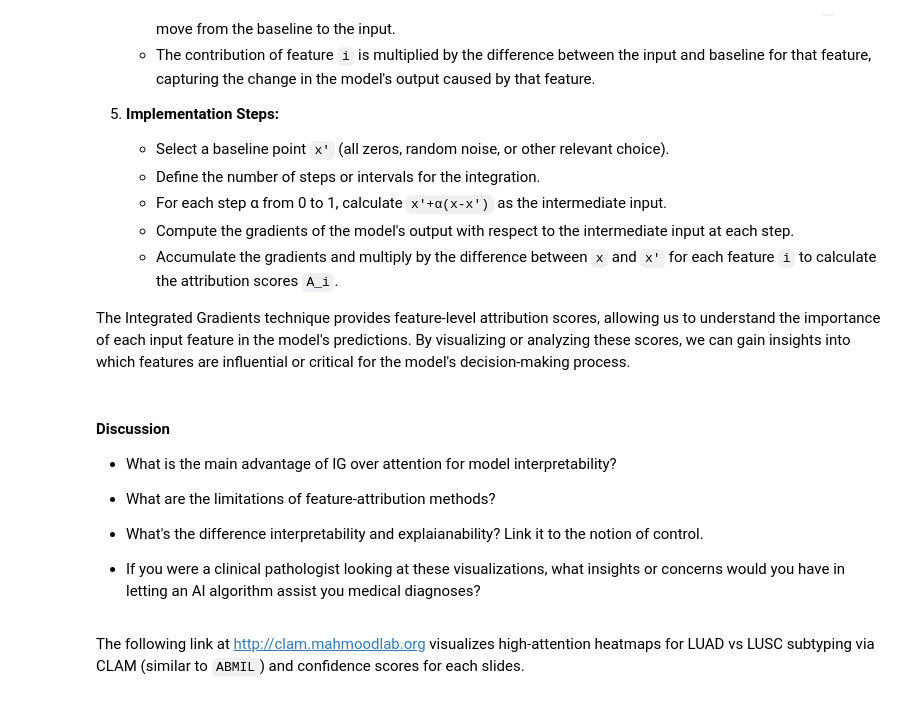
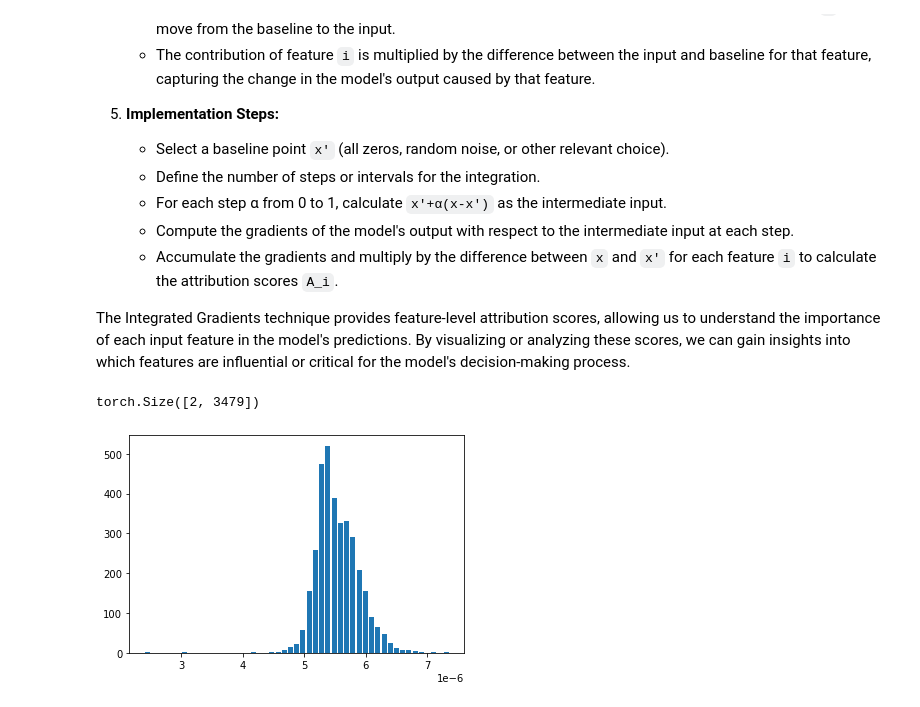
Before and after one commit to guillaumejaume/mil-tutorial, a Jupyter notebook: Session 3 -- Interpretability of MIL.ipynb, the cells around one changed output. Drawn from its saved outputs; the diff is of its cells as text; code cells hidden in the pictures.

```diff
--- a/Session 3 -- Interpretability of MIL.ipynb
+++ b/Session 3 -- Interpretability of MIL.ipynb
@@ -24,4 +24,13 @@ And the wishful thinking considerations...
 
 
 - **Regulatory Compliance**: Interpretability is increasingly becoming a regulatory requirement in various domains, including healthcare. Regulatory bodies, such as the U.S. Food and Drug Administration (FDA), often demand explanations and justifications for the decisions made by AI systems before approving their deployment. Interpretability allows the model's behavior to be audited, validated, and aligned with regulatory standards, ensuring compliance and patient safety.
+# %%
+# All data can be downloaded here: https://drive.google.com/drive/folders/1TmAfG7EWC1hjD7cHFGiJzUx2y3jLXdcP?usp=sharing
+# Once downloaded, transfer the data into your local cloned repo
+
+use_drive = False
+if use_drive:
+    from google.colab import drive
+    drive.mount('/content/drive')
+    !mkdir -p "/content/drive/My Drive/ai4healthsummerschool/"
 # %%
@@ -72,18 +437,32 @@ In this section, we will use Captum, an open-source package that provides off-th
    - Accumulate the gradients and multiply by the difference between `x` and `x'` for each feature `i` to calculate the attribution scores `A_i`.
 
 The Integrated Gradients technique provides feature-level attribution scores, allowing us to understand the importance of each input feature in the model's predictions. By visualizing or analyzing these scores, we can gain insights into which features are influential or critical for the model's decision-making process.
-# %% [markdown]
-#### Discussion
-
-- What is the main advantage of IG over attention for model interpretability?
-
-
-- What are the limitations of feature-attribution methods?
-
-
-- What's the difference interpretability and explaianability? Link it to the notion of control.
-
-
-- If you were a clinical pathologist looking at these visualizations, what insights or concerns would you have in letting an AI algorithm assist you medical diagnoses?
-# %% [markdown]
-The following link at [http://clam.mahmoodlab.org](http://clam.mahmoodlab.org) visualizes high-attention heatmaps for LUAD vs LUSC subtyping via CLAM (similar to `ABMIL`) and confidence scores for each slides.
+# %%
+# use captum to get IG scores.
+from captum.attr import IntegratedGradients
+
+num_classes = 2
+
+def interpret_sample(features):
+    return model.captum(X=features)
+
+ig = IntegratedGradients(interpret_sample)
+features.requires_grad_()
+patch_preds = []
+for target in range(num_classes):
+    ig_attr = ig.attribute((features), n_steps=50, target=target)
+    ig_attr = ig_attr.squeeze().sum(dim=1).cpu().detach()
+    patch_preds.append(ig_attr)
+patch_preds = torch.stack(patch_preds, dim=0)
+
+print(patch_preds.shape)
+# %% [output]
+torch.Size([2, 3479])
+# %%
+# show the histogram of IG scores
+scores = patch_preds[0, :].detach().numpy()
+bins = np.linspace(scores.min(), scores.max(), 50)
+plt.hist(scores, bins, histtype='bar', rwidth=0.8)
+plt.show()
+# %% [output]
+[figure, added]
```
Also changed, not shown: parts of 12 cells of this notebook.
